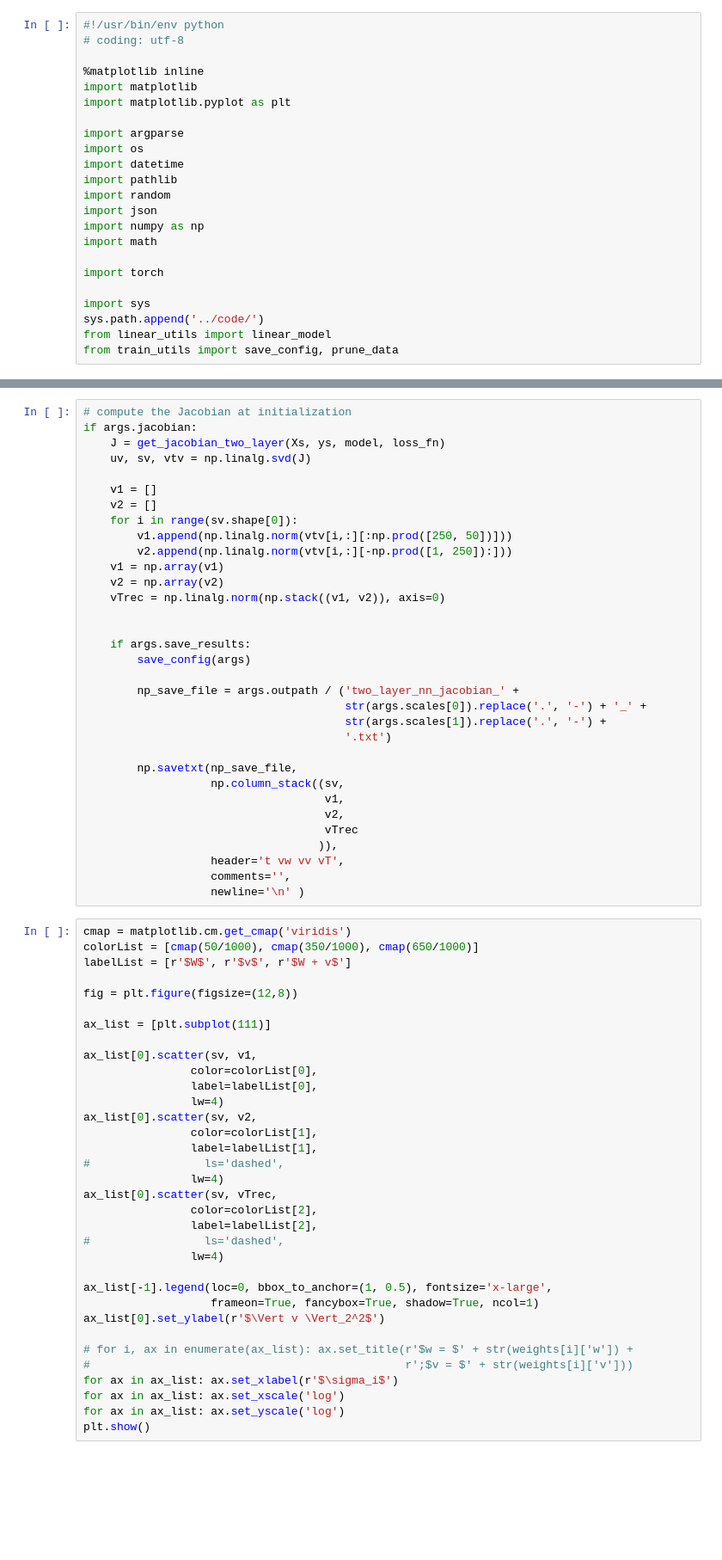
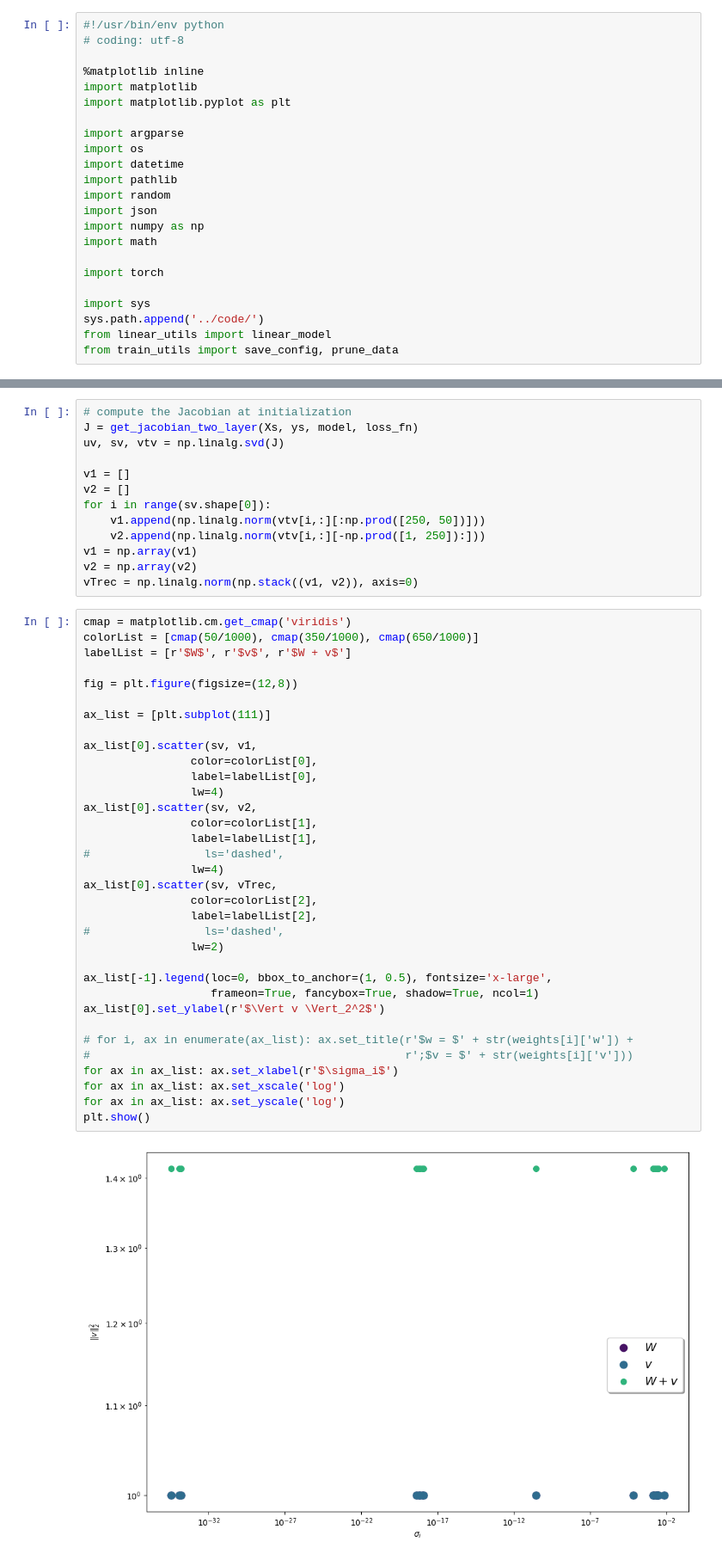
Before and after one commit to filipekstrm/early_stopping_double_descent, a Jupyter notebook: notebooks/layer_association_two_layer.ipynb, the cells around one changed output, grey strips where cells are left out. Shown: that part at 86% size. Drawn from its saved outputs; the diff is of its cells as text; blank space fills up the shorter version.

```diff
--- a/notebooks/layer_association_two_layer.ipynb
+++ b/notebooks/layer_association_two_layer.ipynb
@@ -181,67 +292,49 @@ if isinstance(args.lr, float):
 # %%
 # compute the Jacobian at initialization
-if args.jacobian:
-    J = get_jacobian_two_layer(Xs, ys, model, loss_fn)
-    uv, sv, vtv = np.linalg.svd(J)
+J = get_jacobian_two_layer(Xs, ys, model, loss_fn)
+uv, sv, vtv = np.linalg.svd(J)
 
-    v1 = []
-    v2 = []
-    for i in range(sv.shape[0]):
-        v1.append(np.linalg.norm(vtv[i,:][:np.prod([250, 50])]))
-        v2.append(np.linalg.norm(vtv[i,:][-np.prod([1, 250]):]))
-    v1 = np.array(v1)
-    v2 = np.array(v2)
-    vTrec = np.linalg.norm(np.stack((v1, v2)), axis=0)
-
-
-    if args.save_results:
-        save_config(args)
-
-        np_save_file = args.outpath / ('two_layer_nn_jacobian_' +
-                                       str(args.scales[0]).replace('.', '-') + '_' +
-                                       str(args.scales[1]).replace('.', '-') +
-                                       '.txt')
-
-        np.savetxt(np_save_file,
-                   np.column_stack((sv,
-                                    v1,
-                                    v2,
-                                    vTrec
-                                   )),
-                   header='t vw vv vT',
-                   comments='',
-                   newline='\n' )
+v1 = []
+v2 = []
+for i in range(sv.shape[0]):
+    v1.append(np.linalg.norm(vtv[i,:][:np.prod([250, 50])]))
+    v2.append(np.linalg.norm(vtv[i,:][-np.prod([1, 250]):]))
+v1 = np.array(v1)
+v2 = np.array(v2)
+vTrec = np.linalg.norm(np.stack((v1, v2)), axis=0)
 # %%
 cmap = matplotlib.cm.get_cmap('viridis')
 colorList = [cmap(50/1000), cmap(350/1000), cmap(650/1000)]
 labelList = [r'$W$', r'$v$', r'$W + v$']
 
 fig = plt.figure(figsize=(12,8))
 
 ax_list = [plt.subplot(111)]
 
 ax_list[0].scatter(sv, v1,
                 color=colorList[0],
                 label=labelList[0],
                 lw=4)
 ax_list[0].scatter(sv, v2,
                 color=colorList[1],
                 label=labelList[1],
 #                 ls='dashed',
                 lw=4)
 ax_list[0].scatter(sv, vTrec,
                 color=colorList[2],
                 label=labelList[2],
 #                 ls='dashed',
-                lw=4)
+                lw=2)
 
 ax_list[-1].legend(loc=0, bbox_to_anchor=(1, 0.5), fontsize='x-large',
                    frameon=True, fancybox=True, shadow=True, ncol=1)
 ax_list[0].set_ylabel(r'$\Vert v \Vert_2^2$')
 
 # for i, ax in enumerate(ax_list): ax.set_title(r'$w = $' + str(weights[i]['w']) +
 #                                               r';$v = $' + str(weights[i]['v']))
 for ax in ax_list: ax.set_xlabel(r'$\sigma_i$')
 for ax in ax_list: ax.set_xscale('log')
 for ax in ax_list: ax.set_yscale('log')
 plt.show()
+# %% [output]
+[figure, added]
```
Also changed, not shown: parts of 17 cells of this notebook, 20 other files.
